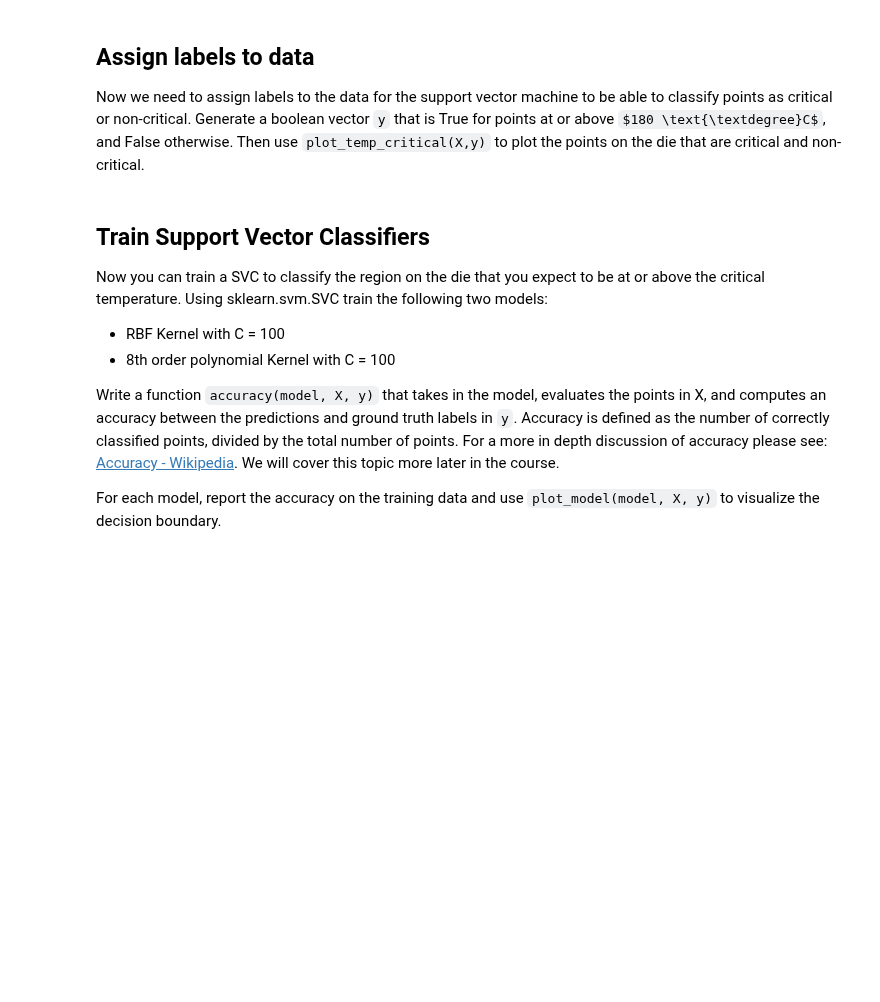
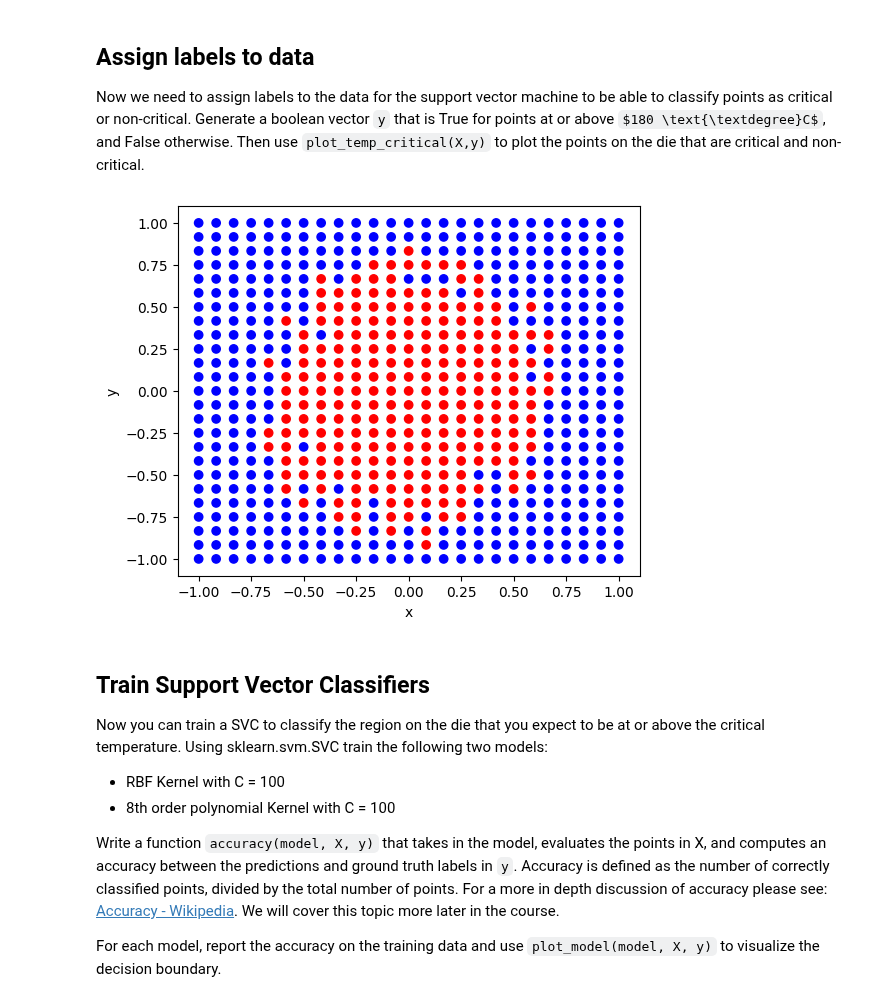
Before and after one commit to zsqu4re/ML-for-engineers, a Jupyter notebook: HW4/M4-HW2.ipynb, the cells around one changed output. Drawn from its saved outputs; the diff is of its cells as text; code cells hidden in the pictures; some formulas as TeX source; blank space fills up the shorter version.

```diff
--- a/HW4/M4-HW2.ipynb
+++ b/HW4/M4-HW2.ipynb
@@ -103,9 +101,18 @@ Then visualize the data with `plot_temp_profile(X,T)`
+# %%
+# YOUR CODE GOES HERE
+data = np.load(r'C:\Users\zsqu4\Desktop\ML HW\ML-for-engineers\HW4\data\cputemp.npy')
+X = data[:,:2]
+T = data[:,2]
 # %% [markdown]
 ## Assign labels to data
 
 Now we need to assign labels to the data for the support vector machine to be able to classify points as critical or non-critical. Generate a boolean vector `y` that is True for points at or above $180 \text{\textdegree}C$, and False otherwise. Then use `plot_temp_critical(X,y)` to plot the points on the die that are critical and non-critical.
 # %%
 # YOUR CODE GOES HERE
+y = T>=180
+plot_temp_critical(X,y)
+# %% [output]
+[figure, added]
 # %% [markdown]
 ## Train Support Vector Classifiers
 
```
Also changed, not shown: parts of 6 cells of this notebook, 2 other files.
